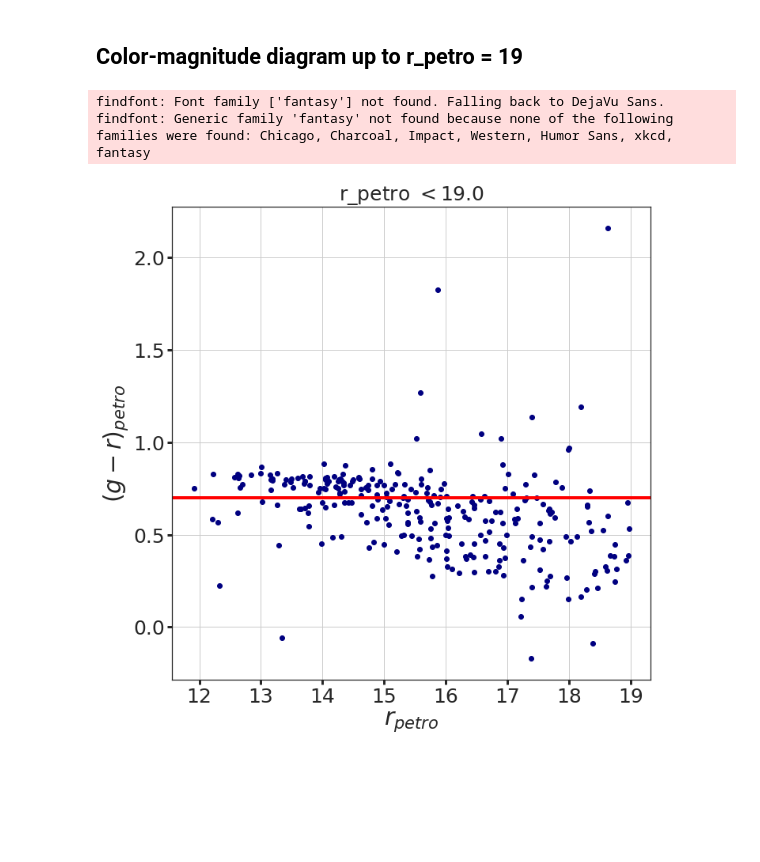
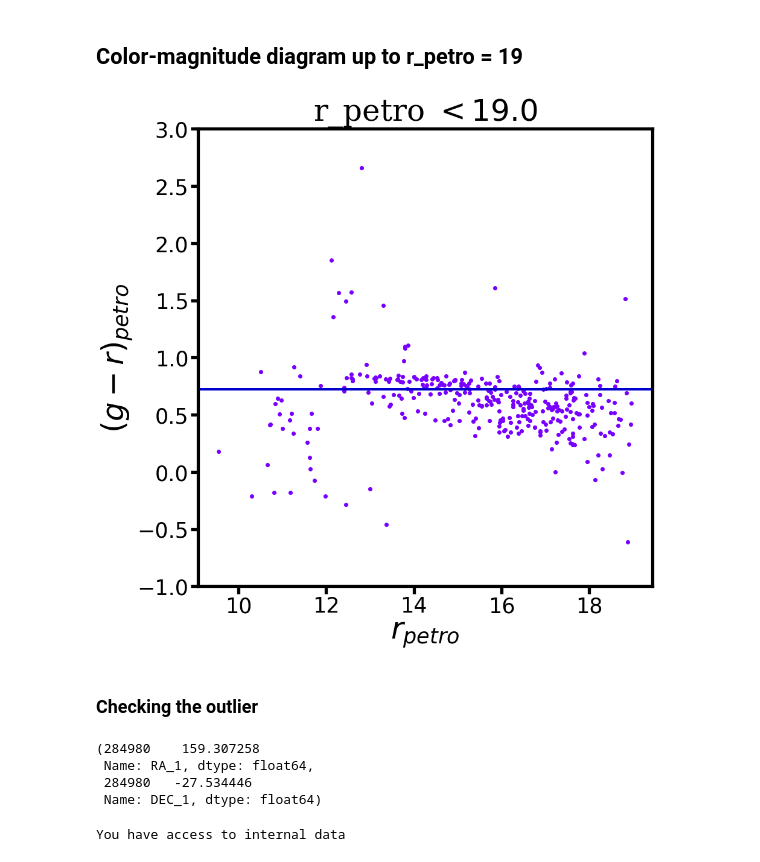
Before and after one commit to elismar2000/hydra-codes, a Jupyter notebook: color_magnitude_diagram.ipynb, the cells around one changed output. Drawn from its saved outputs; the diff is of its cells as text; code cells hidden in the pictures; blank space fills up the shorter version.

```diff
--- a/color_magnitude_diagram.ipynb
+++ b/color_magnitude_diagram.ipynb
@@ -1,9 +1,7 @@
 # %%
 import matplotlib.pyplot as plt
+from matplotlib import rc, rcParams
 import numpy as np
 import pandas as pd
-import seaborn as sns; sns.set()
 
-sns.set_style("ticks")
-# sns.set_style("white")
-# sns.set_style("whitegrid")
+import splusdata
@@ -10,14 +39,15 @@ sns.set_style("ticks")
 # %%
-photoz_table = pd.read_csv("tables_photozs/hydra_probgal0.7.csv", usecols=['RA', 'DEC', 'zml', 'odds',
+photoz_table = pd.read_csv("tables_photometric/Hydra_iDR4_morecolumns.csv", usecols=['ID_1', 'RA_1', 'DEC_1', 'zml', 'odds',
                                                                        'PROB_GAL', 'r_petro', 'g_petro'])
 # %%
-ra_pz = photoz_table["RA"]
-dec_pz = photoz_table["DEC"]
+ra_pz = photoz_table["RA_1"]
+dec_pz = photoz_table["DEC_1"]
 zml = photoz_table["zml"]
 odds = photoz_table["odds"]
 prob_gal = photoz_table["PROB_GAL"]
 r_petro = photoz_table["r_petro"]
 g_petro = photoz_table["g_petro"]
+objid = photoz_table["ID_1"]
 # %%
 #Defining the center of Hydra (in degress)
 ra_0 = 159.17
@@ -59,30 +87,35 @@ findfont: Font family ['fantasy'] not found. Falling back to DejaVu Sans.
 # %% [markdown]
 ## Color-magnitude diagram up to r_petro = 19
 # %%
+#Division of colours
+division = 0.72
+
 mlim = 19
 fontsize=30
 labelsize=25
 
-fig = plt.figure(figsize=(10, 10))
+fig = plt.figure(figsize=(13, 13))
 ax = fig.add_subplot(111)
 
 mask = (distances < radius) & (odds > 0.7) & (prob_gal > 0.8) & (zml > 0.0) & (zml < 0.03) & (r_petro < mlim)
 
-ax.scatter(r_petro[mask], g_petro[mask] - r_petro[mask], marker='o', color='navy')
+ax.scatter(r_petro[mask], g_petro[mask] - r_petro[mask], marker='o', color=colors[3])
 
-ax.set_title("r_petro $< {:.1f}$".format(mlim), fontsize=25, fontname='fantasy')
-ax.set_xlabel(r"$r_{petro}$", fontsize=fontsize)
-ax.set_ylabel(r"$(g-r)_{petro}$", fontsize=fontsize)
-ax.axhline(0.7, color="red", linewidth=4.0)
+ax.set_title("r_petro $< {:.1f}$".format(mlim), fontdict=font)
+ax.set_xlabel(r"$r_{petro}$", fontdict=font)
+ax.set_ylabel(r"$(g-r)_{petro}$", fontdict=font)
+ax.axhline(division, color=colors[1], linewidth=4.0)
 
-ax.yaxis.set_tick_params(labelsize=labelsize, width=3)
-ax.xaxis.set_tick_params(labelsize=labelsize, width=3)
+ax.set_ylim(-1, 3)
 
-ax.grid()
+# ax.yaxis.set_tick_params(labelsize=labelsize, width=3)
+# ax.xaxis.set_tick_params(labelsize=labelsize, width=3)
+
+# ax.grid()
 
 fig.tight_layout()
-plt.savefig("../Presentations&reports/relatorio-2022.2/color-magnitude-diagram.png", format='png')
+plt.savefig("../Figures/Dissertation/color-magnitude-diagram.png", format='png')
 # %% [output]
-findfont: Font family ['fantasy'] not found. Falling back to DejaVu Sans.
-findfont: Generic family 'fantasy' not found because none of the following families were found: Chicago, Charcoal, Impact, Western, Humor Sans, xkcd, fantasy
-[figure, old version]
+[figure, new version]
+# %% [markdown]
+### Checking the outlier
@@ -88,0 +126,11 @@ findfont: Generic family 'fantasy' not found because none of the following famil
+# %%
+ra_outlier, dec_outlier
+# %% [output]
+(284980    159.307258
+ Name: RA_1, dtype: float64,
+ 284980   -27.534446
+ Name: DEC_1, dtype: float64)
+# %%
+conn = splusdata.connect('elosch', '@Hydra-Kentaurus1987')
+# %% [output]
+You have access to internal data
```
Also changed, not shown: parts of 7 cells of this notebook, 6 other files.
